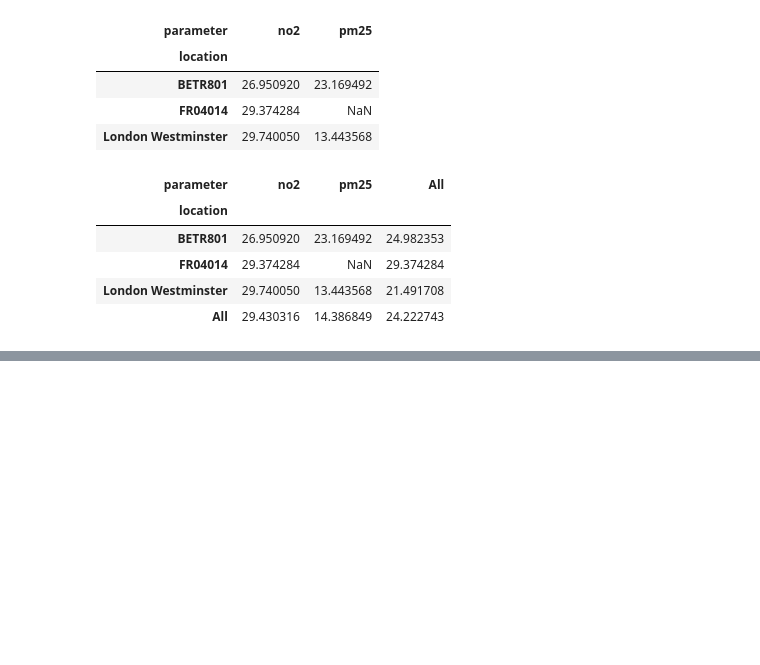
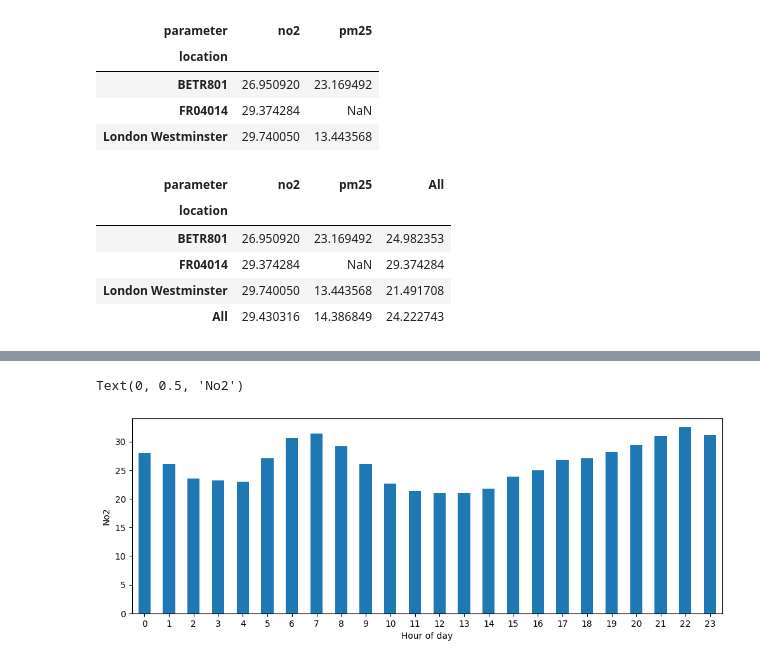
Before and after one commit to nobodydev-gh/Stage1-Phase2-Data-ML, a Jupyter notebook: 02_Pandas/docs/doc.ipynb, the cells around one changed output, grey strips where cells are left out. Cells and saved outputs as stored; diff of their text form; code cells hidden in the pictures; blank space fills up the shorter version.

```diff
--- a/02_Pandas/doc.ipynb
+++ b/02_Pandas/docs/doc.ipynb
@@ -436,0 +595,4 @@ aq.pivot_table(values="value", index="location", columns="parameter",aggfunc="me
+# %%
+aq=pd.read_csv("air_quality_no2_long.csv")
+
+aq.head()
@@ -436,0 +606,3 @@ aq.pivot_table(values="value", index="location", columns="parameter",aggfunc="me
+# %%
+aq=aq.rename(columns={"date.utc" : "datetime"})
+aq.head()
@@ -436,0 +616,6 @@ aq.pivot_table(values="value", index="location", columns="parameter",aggfunc="me
+# %%
+# converting into datetime object
+
+aq["datetime"] = pd.to_datetime(aq["datetime"])
+
+aq["datetime"]
@@ -436,0 +645,4 @@ aq.pivot_table(values="value", index="location", columns="parameter",aggfunc="me
+# %%
+aq["month_name"]=aq["datetime"].dt.month_name()
+
+aq["month_name"].head(3)
@@ -436,0 +674,10 @@ aq.pivot_table(values="value", index="location", columns="parameter",aggfunc="me
+# %%
+fig,axs=plt.subplots(figsize=(12,4))
+
+aq.groupby([aq["datetime"].dt.hour,])["value"].mean().plot(kind="bar" ,rot=0 ,ax=axs)
+
+plt.xlabel("Hour of day")
+plt.ylabel("No2")
+# %% [output]
+Text(0, 0.5, 'No2')
+[figure, added]
```
Also changed, not shown: parts of 36 cells of this notebook, 11 other files.
